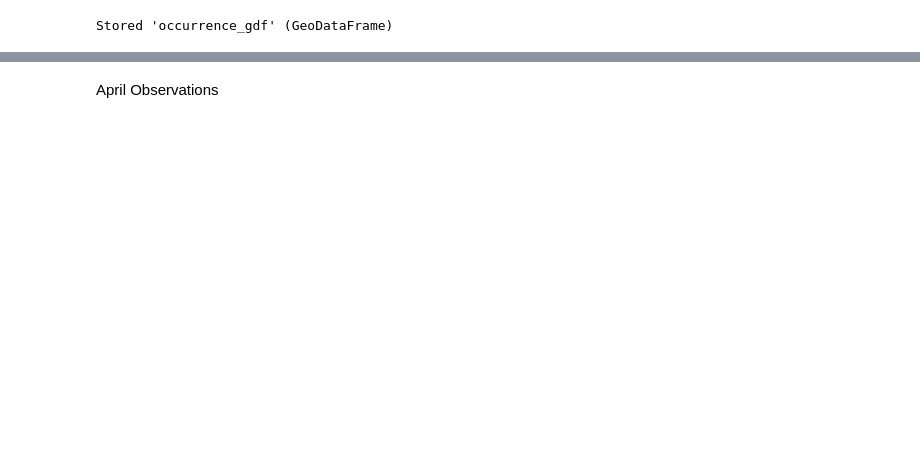
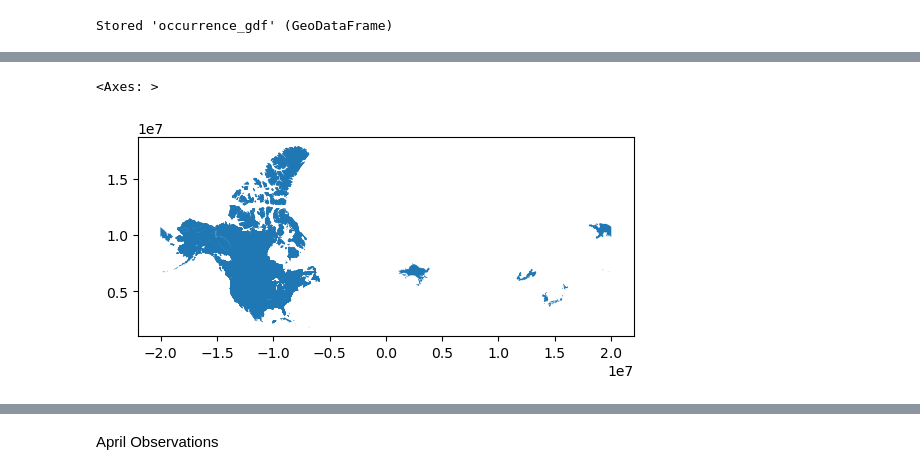
Before and after one commit to earthlab-education/species-distribution-coding-challenge-byandell, a Jupyter notebook: notebooks/sandhill-crane-species-download.ipynb, the cells around one changed output, grey strips where cells are left out. Drawn from its saved outputs; the diff is of its cells as text; code cells hidden in the pictures; blank space fills up the shorter version.

```diff
--- a/notebooks/sandhill-crane-species-download.ipynb
+++ b/notebooks/sandhill-crane-species-download.ipynb
@@ -587,0 +588,6 @@ occurrence_gdf.hvplot(
+# %%
+occurrence_gdf.plot(
+)
+# %% [output]
+<Axes: >
+[figure, added]
```
Also changed, not shown: parts of 8 cells of this notebook, 1 other file.
